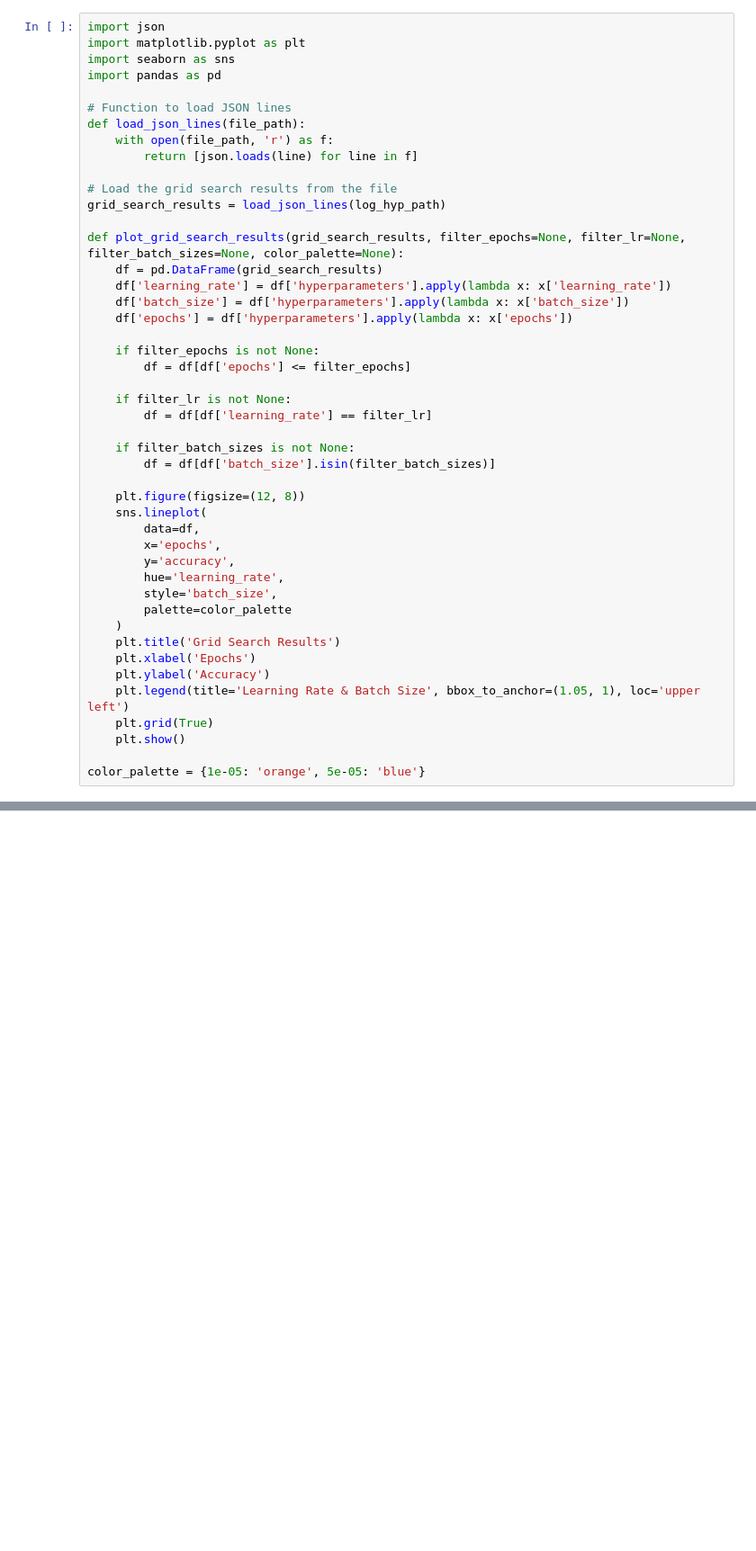
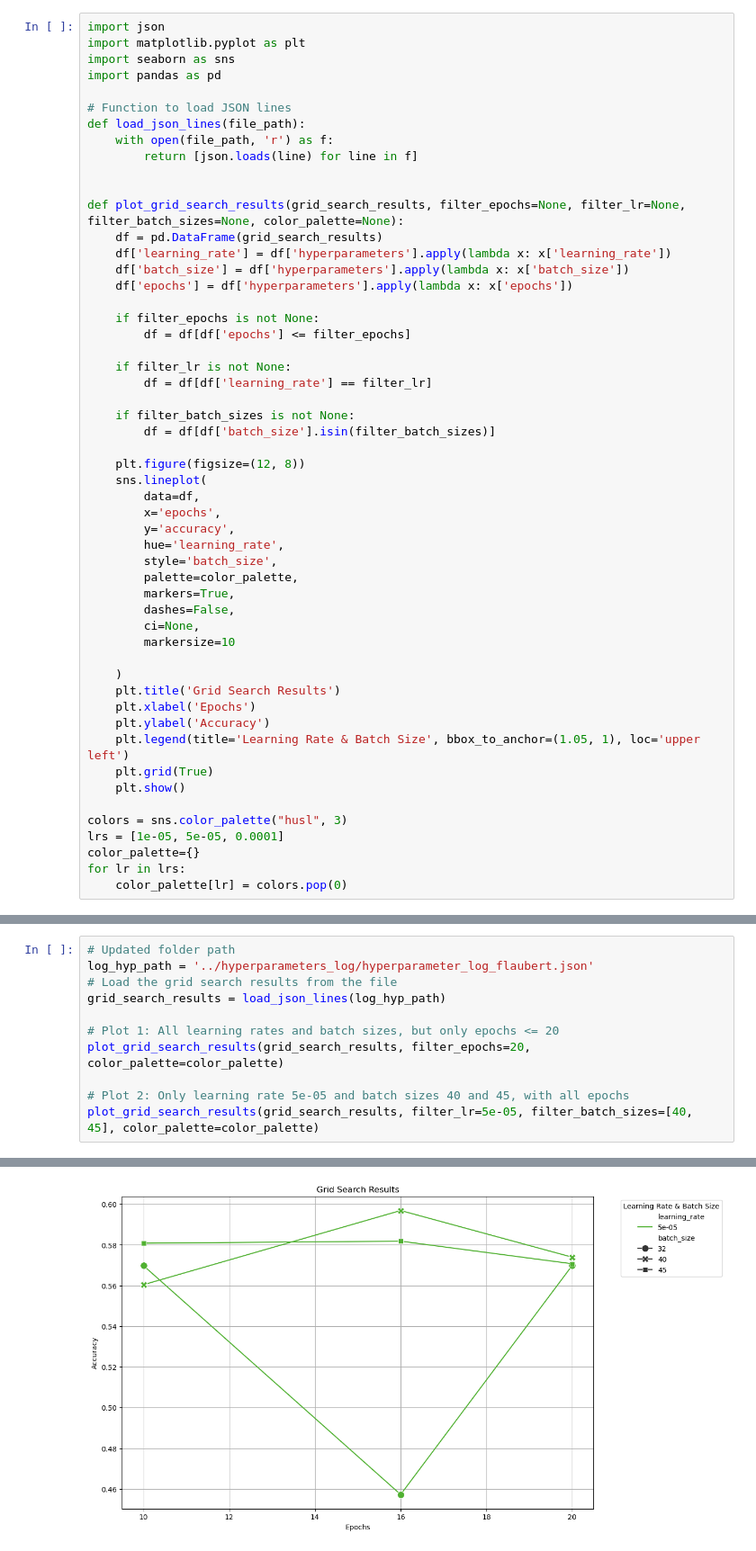
Before and after one commit to BeatriceVaienti/dsml_project, a Jupyter notebook: notebooks/models_evaluation_viz.ipynb, the cells around one changed output, grey strips where cells are left out. Shown at 90% size. Drawn from its saved outputs; the diff is of its cells as text; blank space fills up the shorter version.

```diff
--- a/notebooks/models_evaluation_viz.ipynb
+++ b/notebooks/models_evaluation_viz.ipynb
@@ -9,8 +9,6 @@ def load_json_lines(file_path):
     with open(file_path, 'r') as f:
         return [json.loads(line) for line in f]
 
-# Load the grid search results from the file
-grid_search_results = load_json_lines(log_hyp_path)
 
 def plot_grid_search_results(grid_search_results, filter_epochs=None, filter_lr=None, filter_batch_sizes=None, color_palette=None):
     df = pd.DataFrame(grid_search_results)
@@ -34,7 +32,12 @@ def plot_grid_search_results(grid_search_results, filter_epochs=None, filter_lr=
         y='accuracy',
         hue='learning_rate',
         style='batch_size',
-        palette=color_palette
+        palette=color_palette,
+        markers=True,
+        dashes=False,
+        ci=None,
+        markersize=10
+
     )
     plt.title('Grid Search Results')
     plt.xlabel('Epochs')
@@ -43,4 +46,8 @@ def plot_grid_search_results(grid_search_results, filter_epochs=None, filter_lr=
     plt.grid(True)
     plt.show()
 
-color_palette = {1e-05: 'orange', 5e-05: 'blue'}
+colors = sns.color_palette("husl", 3)
+lrs = [1e-05, 5e-05, 0.0001]
+color_palette={}
+for lr in lrs:
+    color_palette[lr] = colors.pop(0)
@@ -58,0 +74,12 @@ plot_grid_search_results(grid_search_results, filter_lr=5e-05, filter_batch_size
+# %%
+# Updated folder path
+log_hyp_path = '../hyperparameters_log/hyperparameter_log_flaubert.json'
+# Load the grid search results from the file
+grid_search_results = load_json_lines(log_hyp_path)
+
+# Plot 1: All learning rates and batch sizes, but only epochs <= 20
+plot_grid_search_results(grid_search_results, filter_epochs=20, color_palette=color_palette)
+
+# Plot 2: Only learning rate 5e-05 and batch sizes 40 and 45, with all epochs
+plot_grid_search_results(grid_search_results, filter_lr=5e-05, filter_batch_sizes=[40, 45], color_palette=color_palette)
+# %% [output]
@@ -58,0 +89 @@ plot_grid_search_results(grid_search_results, filter_lr=5e-05, filter_batch_size
+[figure, added]
```
Also changed, not shown: parts of 3 cells of this notebook, 4 other files.
